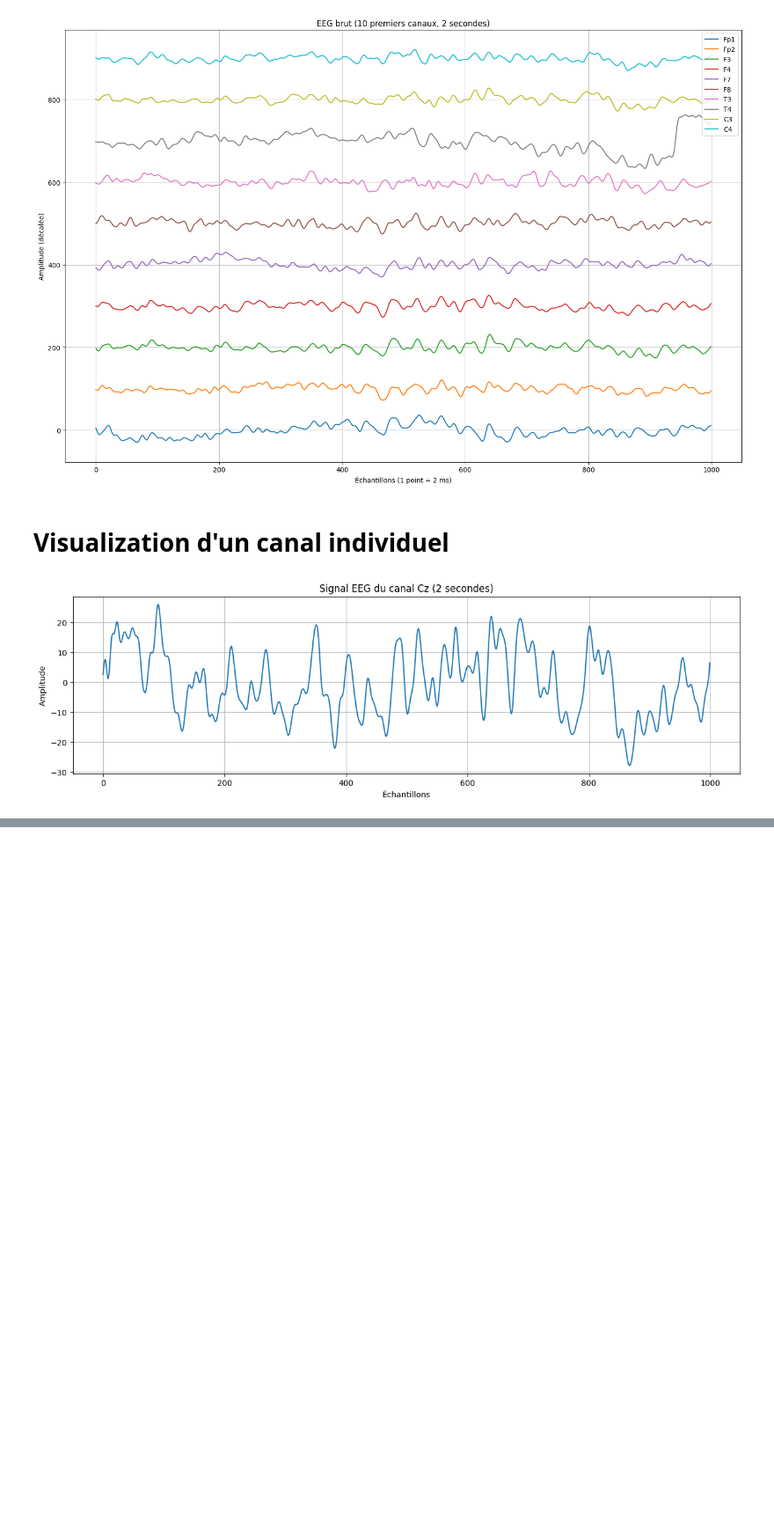
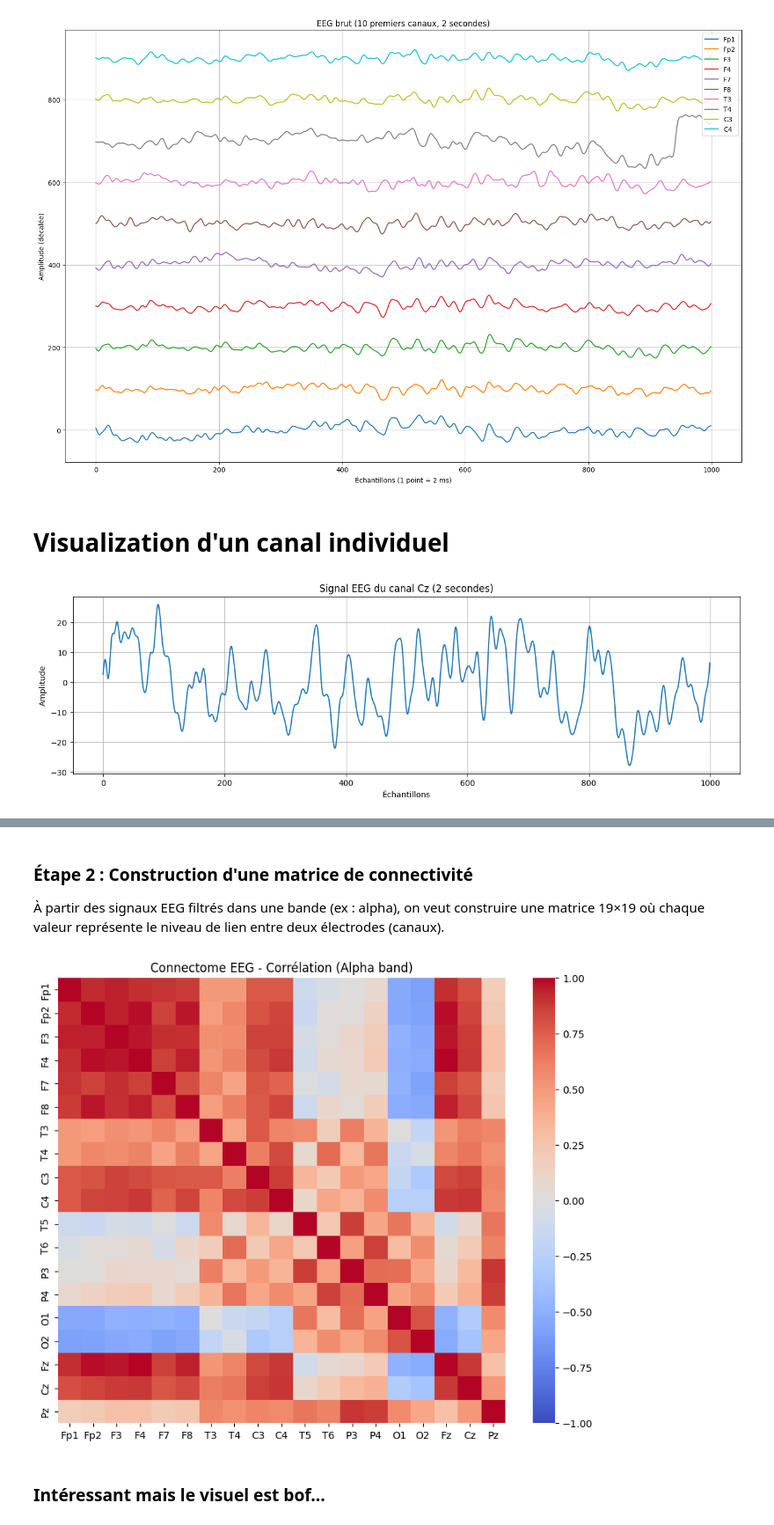
Before and after one commit to robinguiavarch/XAIGUIFORMER_MLReproducibility, a Jupyter notebook: src/dataset_viz.ipynb, the cells around one changed output, grey strips where cells are left out. Shown at 88% size. Cells and saved outputs as stored; diff of their text form; code cells hidden in the pictures; blank space fills up the shorter version.

Commit message:
update : création du connectome en cours...

```diff
--- a/src/dataset_viz.ipynb
+++ b/src/dataset_viz.ipynb
@@ -105,0 +188,27 @@ plt.show()
+# %% [markdown]
+### Étape 2 : Construction d'une matrice de connectivité
+
+À partir des signaux EEG filtrés dans une bande (ex : alpha), on veut construire une matrice 19×19 où chaque valeur représente le niveau de lien entre deux électrodes (canaux).
+# %%
+# ---- Paramètres ----
+band_name = "Alpha"
+lowcut, highcut = bands[band_name]
+fs = 500
+df_band = df.copy()
+
+# ---- Application ----
+for col in df.columns:
+    df_band[col] = bandpass_filter(df[col].values, lowcut, highcut, fs)
+
+# --- Calcul de la matrice de connectivité (corrélation de Pearson) ---
+connectome = df_band.corr()
+
+# ---- Affichage ----
+plt.figure(figsize=(10, 8))
+sns.heatmap(connectome, annot=False, cmap='coolwarm', vmin=-1, vmax=1)
+plt.title(f"Connectome EEG - Corrélation ({band_name} band)")
+plt.show()
+# %% [output]
+[figure, added]
+# %% [markdown]
+### Intéressant mais le visuel est bof...
```
Also changed, not shown: parts of 11 cells of this notebook, 6 other files.
